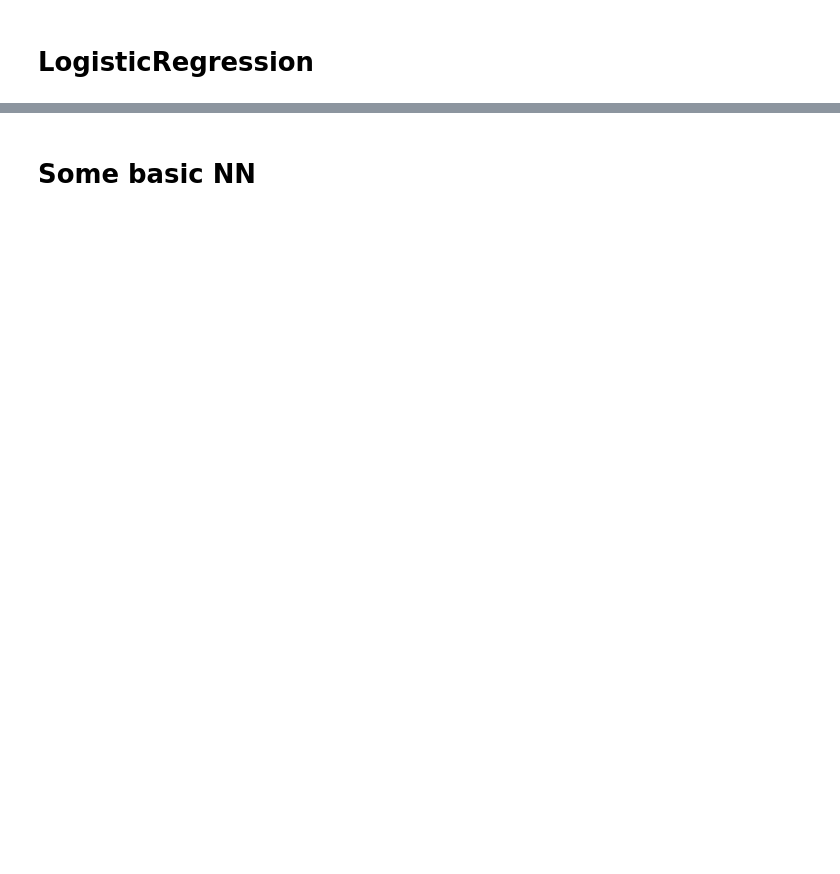
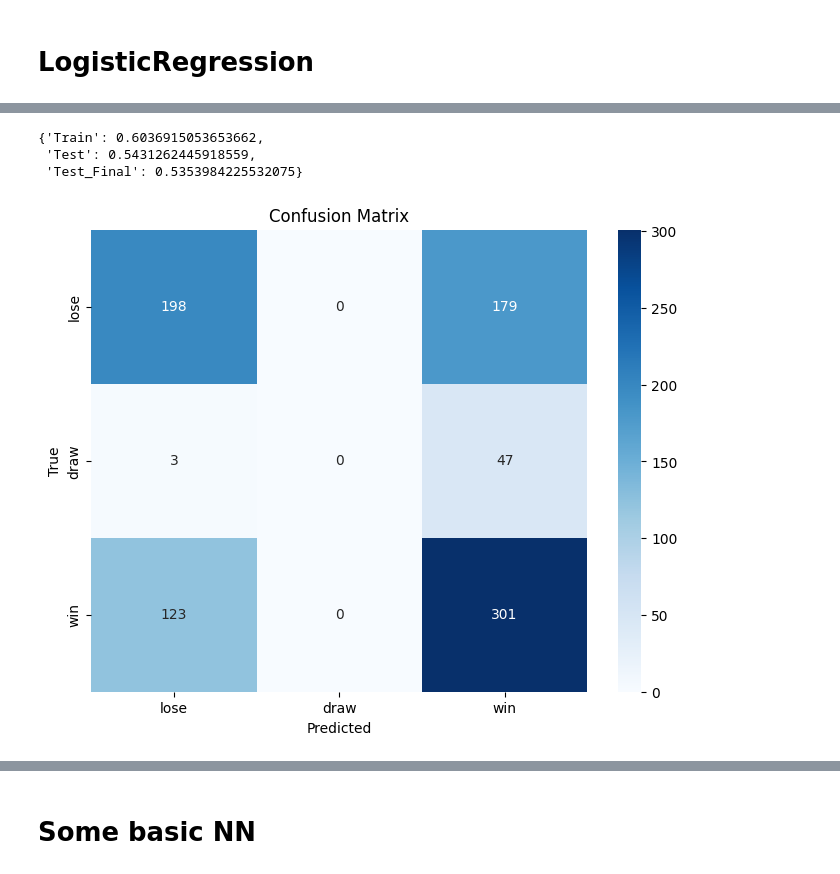
Before and after one commit to MikolajZaborowski/LichessData, a Jupyter notebook: project/notebooks/MASTER_DATA.ipynb, the cells around one changed output, grey strips where cells are left out. Cells and saved outputs as stored; diff of their text form; code cells hidden in the pictures; blank space fills up the shorter version.

```diff
--- a/project/notebooks/MASTER_DATA.ipynb
+++ b/project/notebooks/MASTER_DATA.ipynb
@@ -865,0 +872,21 @@ Please also refer to the documentation for alternative solver options:
+# %%
+XGB_params = {'colsample_bytree': 0.8,
+ 'gamma': 5,
+ 'learning_rate': 0.1,
+ 'max_depth': 6,
+ 'min_child_weight': 5,
+ 'n_estimators': 500,
+ 'subsample': 0.8}
+# %%
+Best_Model = XGBClassifier(**XGB_params)
+model_test(Best_Model, blitz.drop("i_won",axis=1), blitz["i_won"], bullet.drop("i_won", axis=1), bullet["i_won"], n=5)
+# %% [output]
+{'Train': 0.6036915053653662,
+ 'Test': 0.5431262445918559,
+ 'Test_Final': 0.5353984225532075}
+# %%
+Best_Model.fit(X_train, y_train)
+y_pred = model_xgb.predict(X_test)
+plot_confusion_matrix(y_test, y_pred, ["lose","draw","win"])
+# %% [output]
+[figure, added]
```
Also changed, not shown: parts of 61 cells of this notebook.
